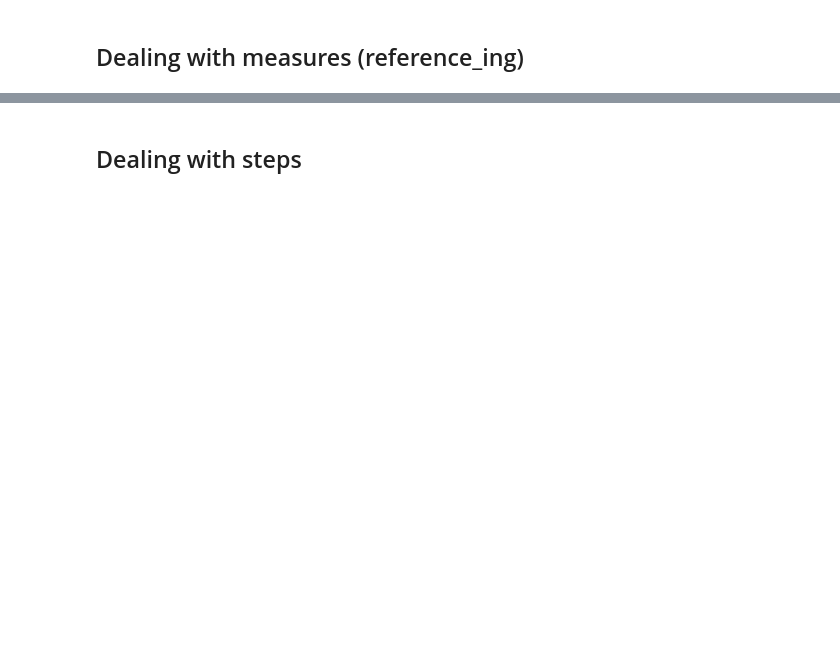
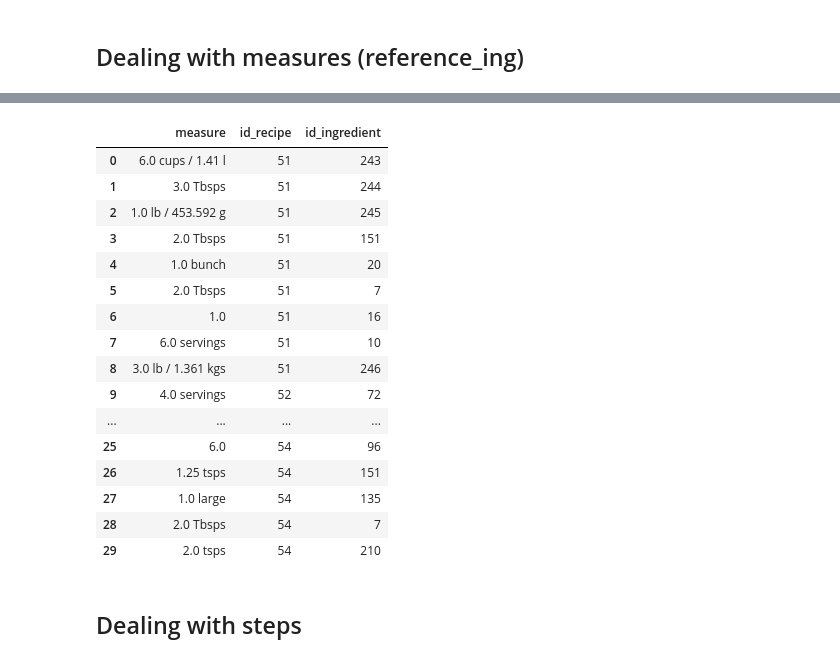
Before and after one commit to Maryem6/ETL-Python-PostgreSQL, a Jupyter notebook: ETLpythonproject.ipynb, the cells around one changed output, grey strips where cells are left out. Cells and saved outputs as stored; diff of their text form; code cells hidden in the pictures; blank space fills up the shorter version.

```diff
--- a/ETLpythonproject.ipynb
+++ b/ETLpythonproject.ipynb
@@ -725,3 +872,23 @@ memory usage: 27.8+ KB
+# %%
+dfreference_ing.head(30)
+# %% [output]
+|  | measure | id_recipe | id_ingredient |
+| 0 | 6.0 cups / 1.41 l | 51 | 243 |
+| 1 | 3.0 Tbsps | 51 | 244 |
+| 2 | 1.0 lb / 453.592 g | 51 | 245 |
+| 3 | 2.0 Tbsps | 51 | 151 |
+| 4 | 1.0 bunch | 51 | 20 |
+| 5 | 2.0 Tbsps | 51 | 7 |
+| 6 | 1.0 | 51 | 16 |
+| 7 | 6.0 servings | 51 | 10 |
+| 8 | 3.0 lb / 1.361 kgs | 51 | 246 |
+| 9 | 4.0 servings | 52 | 72 |
+| ... | ... | ... | ... |
+| 25 | 6.0 | 54 | 96 |
+| 26 | 1.25 tsps | 54 | 151 |
+| 27 | 1.0 large | 54 | 135 |
+| 28 | 2.0 Tbsps | 54 | 7 |
+| 29 | 2.0 tsps | 54 | 210 |
 # %% [markdown]
 ## Dealing with steps
 # %%
```
Also changed, not shown: parts of 53 cells of this notebook.
